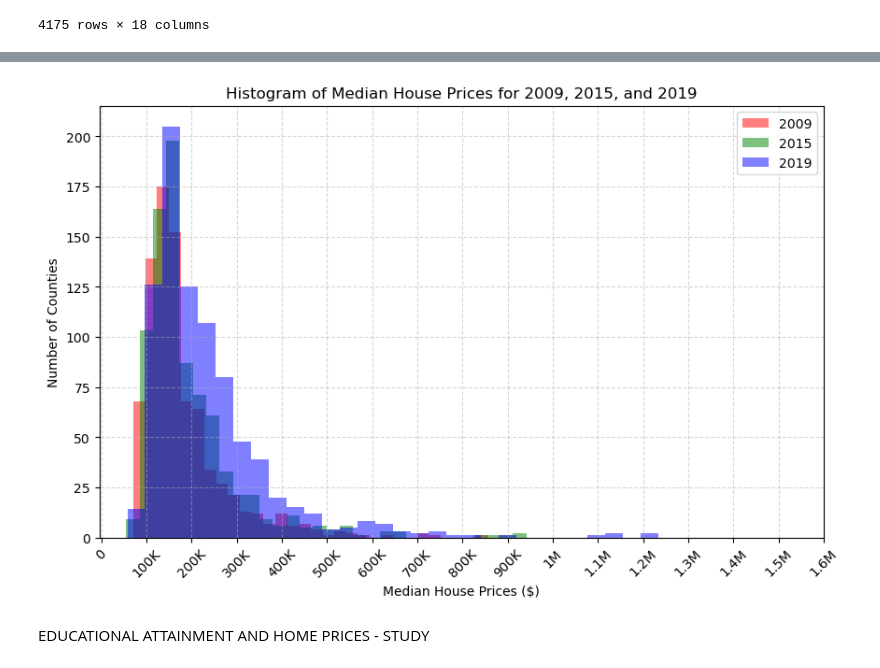
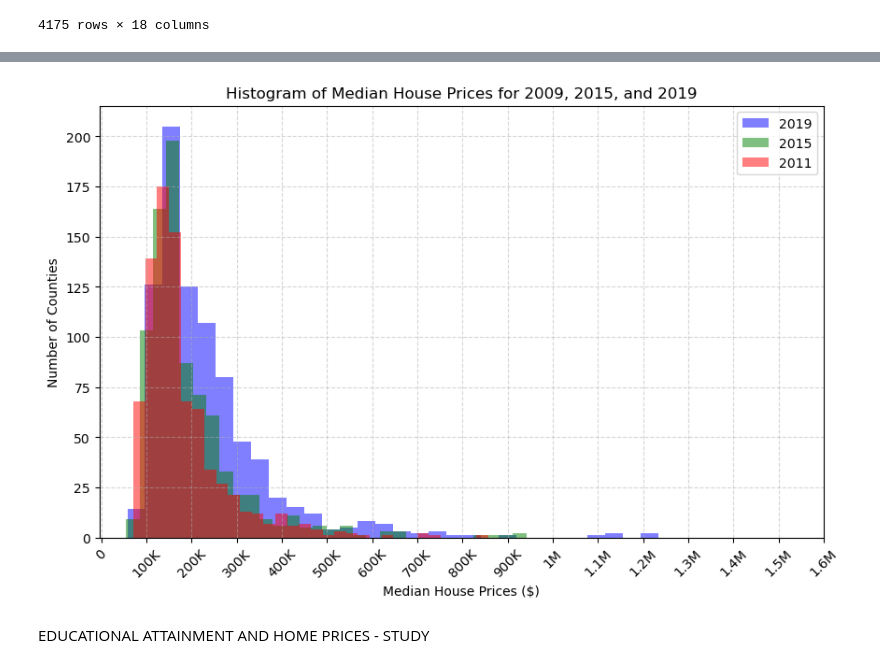
Before and after one commit to melanieliao/Project-1, a Jupyter notebook: Census_Data_Education_JT.ipynb, the cells around one changed output, grey strips where cells are left out. Cells and saved outputs as stored; diff of their text form; code cells hidden in the pictures.

```diff
--- a/Census_Data_Education_JT.ipynb
+++ b/Census_Data_Education_JT.ipynb
@@ -269,34 +193,34 @@ print(clean_data_df['Median House Price ($)'].mean())
 # %%
 # Sample data for the years
-data_2009 = clean_data_df.loc[clean_data_df['Year'] == 2011]["Median House Price ($)"]
+data_2011 = clean_data_df.loc[clean_data_df['Year'] == 2011]["Median House Price ($)"]
 data_2015 = clean_data_df.loc[clean_data_df['Year'] == 2015]["Median House Price ($)"]
 data_2019 = clean_data_df.loc[clean_data_df['Year'] == 2019]["Median House Price ($)"]
 
 # Plotting the histograms
 plt.figure(figsize=(10, 6))
-plt.hist(data_2009, bins=30, alpha=0.5, label='2009', color='red')
+plt.hist(data_2019, bins=30, alpha=0.5, label='2019', color='blue')
 plt.hist(data_2015, bins=30, alpha=0.5, label='2015', color='green')
-plt.hist(data_2019, bins=30, alpha=0.5, label='2019', color='blue')
+plt.hist(data_2011, bins=30, alpha=0.5, label='2011', color='red')
 
 # Adding titles and labels
 plt.title('Histogram of Median House Prices for 2009, 2015, and 2019')
 plt.xlabel('Median House Prices ($)')
 plt.ylabel('Number of Counties')
 
 # Define the ticks and labels
 ticks = np.arange(0, 1700000, 100000)
 labels = ['0', '100K', '200K', '300K', '400K', '500K', '600K', '700K', '800K', '900K', '1M', '1.1M', '1.2M', '1.3M', '1.4M', '1.5M', '1.6M']
 
 # Set the ticks and labels
 plt.xticks(ticks=ticks, labels=labels, rotation=45)
 
 plt.grid(True, linestyle='--', alpha=0.5)
 plt.legend(loc='upper right')
 
 # Display the plot
 plt.show()
 # %% [output]
-[figure, old version]
+[figure, new version]
 # %% [markdown]
 EDUCATIONAL ATTAINMENT AND HOME PRICES - STUDY
 # %% [markdown]
```
Also changed, not shown: parts of 7 cells of this notebook.
